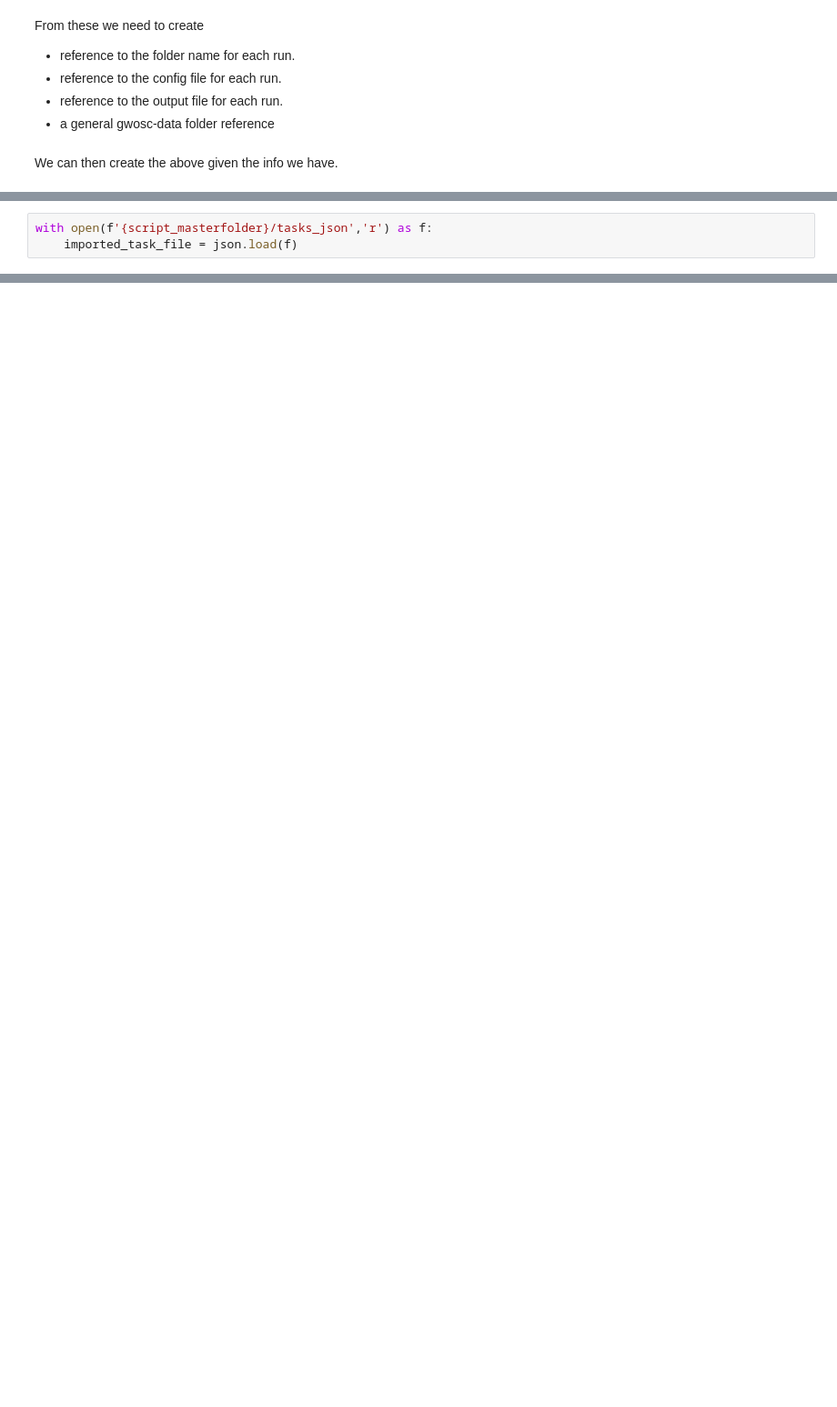
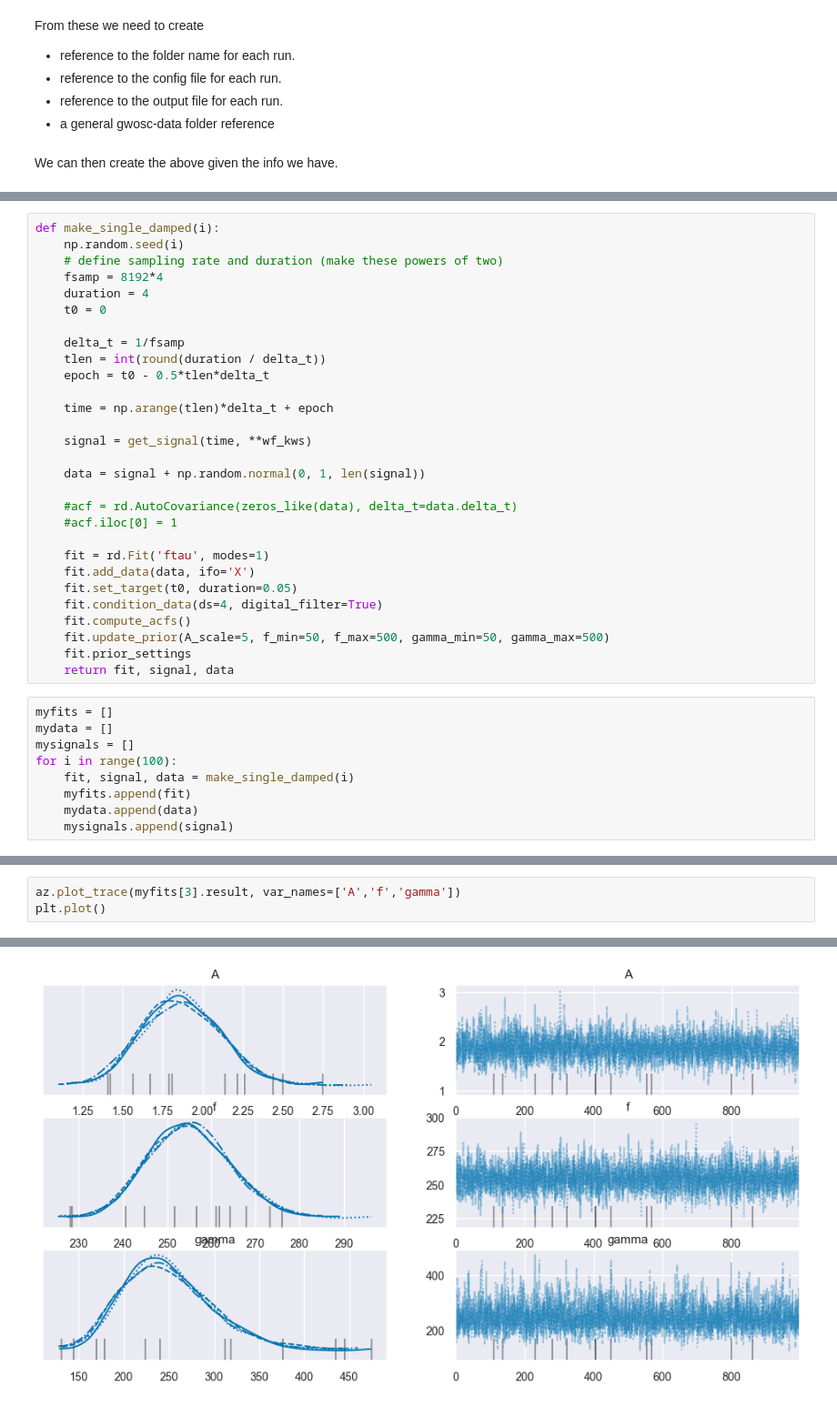
Before and after one commit to Potatoasad/ringdown-CLI, a Jupyter notebook: scratch/task-maker.ipynb, the cells around one changed output, grey strips where cells are left out. Shown at 91% size. Drawn from its saved outputs; the diff is of its cells as text; blank space fills up the shorter version.

```diff
--- a/scratch/task-maker.ipynb
+++ b/scratch/task-maker.ipynb
@@ -370,3 +463,0 @@ with open(f'{script_masterfolder}/tasks_json','w') as tasks_json:
-# %%
-with open(f'{script_masterfolder}/tasks_json','r') as f:
-    imported_task_file = json.load(f)
@@ -392,0 +508,38 @@ imported_task_file
+# %%
+def make_single_damped(i):
+    np.random.seed(i)
+    # define sampling rate and duration (make these powers of two)
+    fsamp = 8192*4
+    duration = 4
+    t0 = 0
+
+    delta_t = 1/fsamp
+    tlen = int(round(duration / delta_t))
+    epoch = t0 - 0.5*tlen*delta_t
+
+    time = np.arange(tlen)*delta_t + epoch
+
+    signal = get_signal(time, **wf_kws)
+
+    data = signal + np.random.normal(0, 1, len(signal))
+
+    #acf = rd.AutoCovariance(zeros_like(data), delta_t=data.delta_t)
+    #acf.iloc[0] = 1
+
+    fit = rd.Fit('ftau', modes=1)
+    fit.add_data(data, ifo='X')
+    fit.set_target(t0, duration=0.05)
+    fit.condition_data(ds=4, digital_filter=True)
+    fit.compute_acfs()
+    fit.update_prior(A_scale=5, f_min=50, f_max=500, gamma_min=50, gamma_max=500)
+    fit.prior_settings
+    return fit, signal, data
+# %%
+myfits = []
+mydata = []
+mysignals = []
+for i in range(100):
+    fit, signal, data = make_single_damped(i)
+    myfits.append(fit)
+    mydata.append(data)
+    mysignals.append(signal)
@@ -392,0 +552,4 @@ imported_task_file
+# %%
+az.plot_trace(myfits[3].result, var_names=['A','f','gamma'])
+plt.plot()
+# %% [output]
@@ -392,0 +557 @@ imported_task_file
+[figure, added]
```
Also changed, not shown: parts of 19 cells of this notebook, 12 other files.
